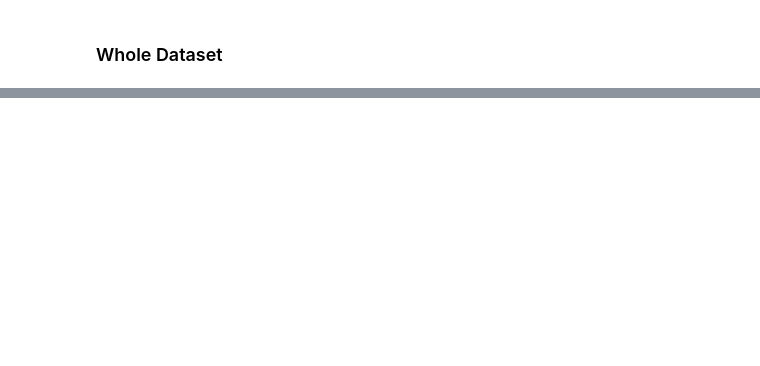
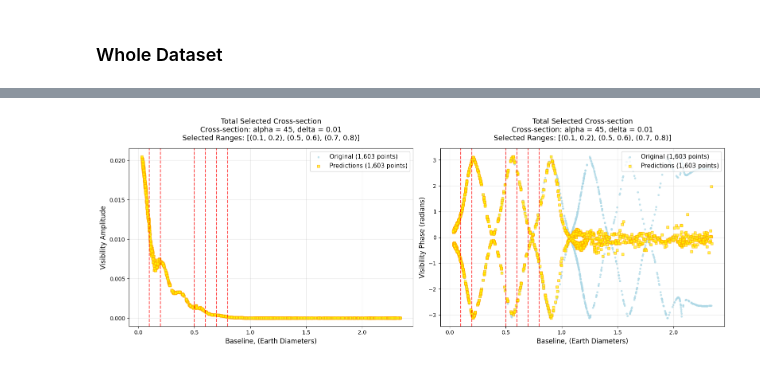
Before and after one commit to Torward1024/pyKAN_VLBI_1D, a Jupyter notebook: notebook.ipynb, the cells around one changed output, grey strips where cells are left out. Cells and saved outputs as stored; diff of their text form; code cells hidden in the pictures; blank space fills up the shorter version.

```diff
--- a/notebook.ipynb
+++ b/notebook.ipynb
@@ -394,0 +470,5 @@ fig, stats = plot_residuals_analysis(
+# %%
+fig, axs = plot_whole_predictions(filtered_data, results_amplitude_whole_noisy, results_phase_whole_noisy,
+                                  used_ranges, alpha_test=alpha_test, delta_test=delta_test)
+# %% [output]
+[figure, added]
```
Also changed, not shown: parts of 23 cells of this notebook, 1 other file.
